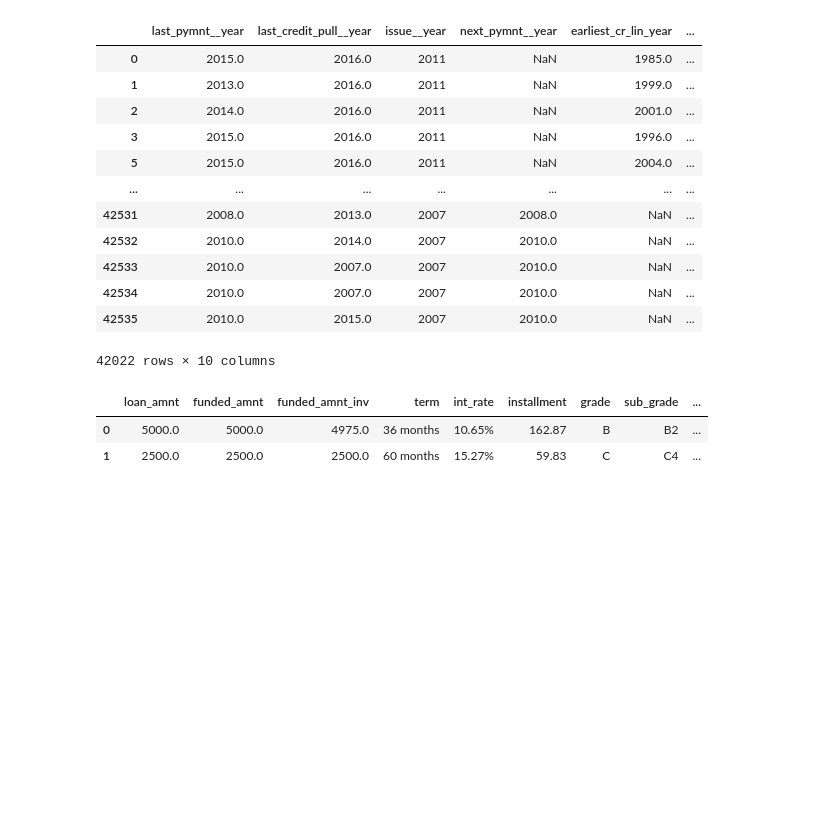
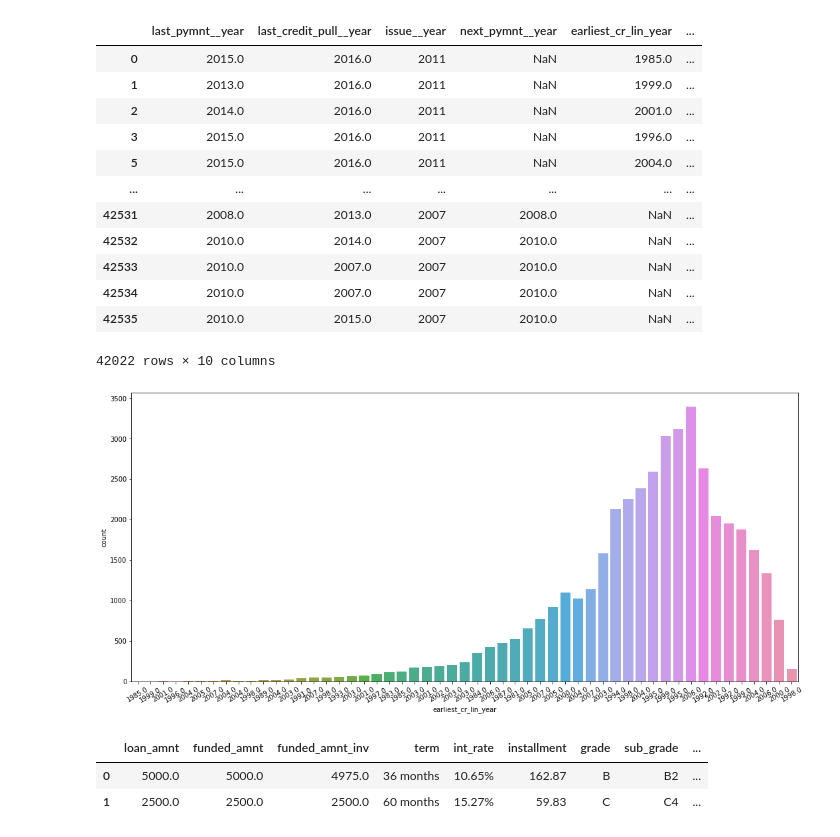
Before and after one commit to mishraraaj/Loan-Default-Prediction, a Jupyter notebook: raj_mishra_Team_2_Capstone_Project_2_Loan_Default_Prediction_.ipynb, the cells around one changed output. Cells and saved outputs as stored; diff of their text form; code cells hidden in the pictures; blank space fills up the shorter version.

```diff
--- a/raj_mishra_Team_2_Capstone_Project_2_Loan_Default_Prediction_.ipynb
+++ b/raj_mishra_Team_2_Capstone_Project_2_Loan_Default_Prediction_.ipynb
@@ -306,6 +306,11 @@ df[new_date_time]
 | 42534 | 2010.0 | 2007.0 | 2007 | 2010.0 | NaN | ... |
 | 42535 | 2010.0 | 2015.0 | 2007 | 2010.0 | NaN | ... |
 42022 rows × 10 columns
+# %%
+plt.figure(figsize=(18,8))
+g=sns.countplot(x='earliest_cr_lin_year',data=df).set_xticklabels(labels=df['earliest_cr_lin_year'],rotation=30)
+# %% [output]
+[figure, added]
 # %%
 from sklearn.preprocessing import LabelEncoder
 df[new_date_time]=df[new_date_time].apply(LabelEncoder().fit_transform)
```
Also changed, not shown: parts of 55 cells of this notebook.
